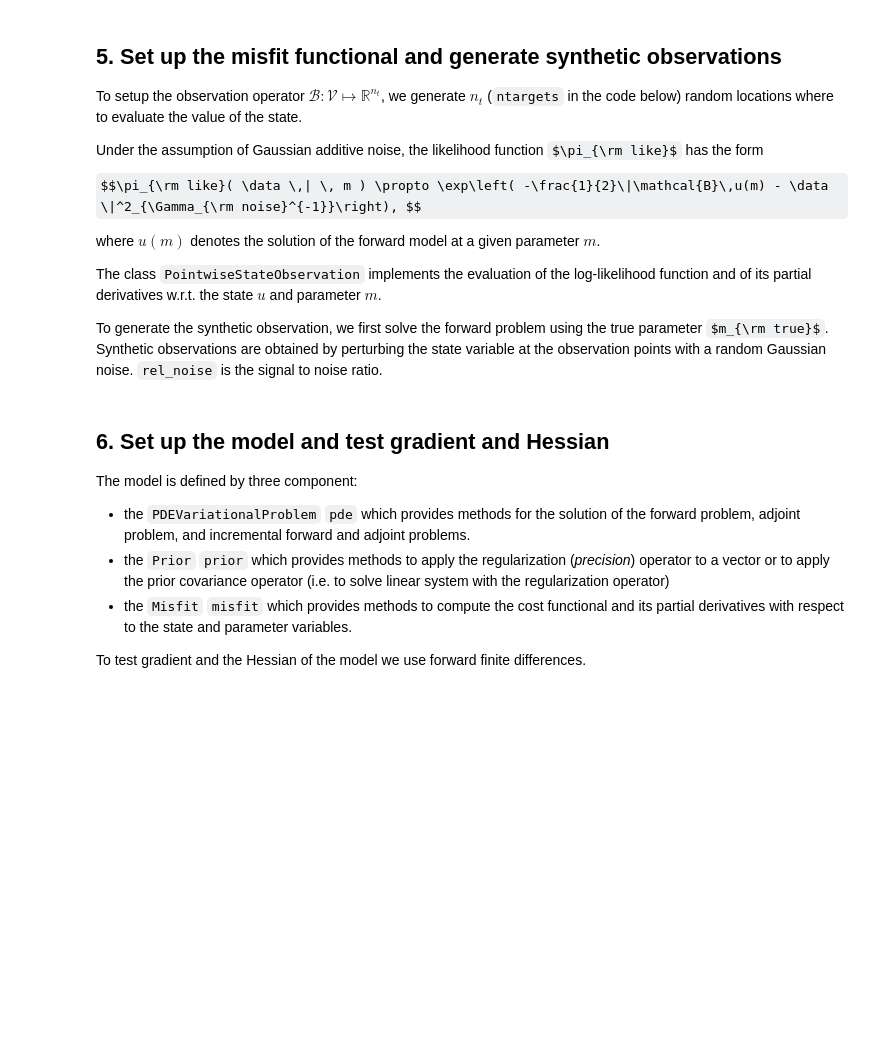
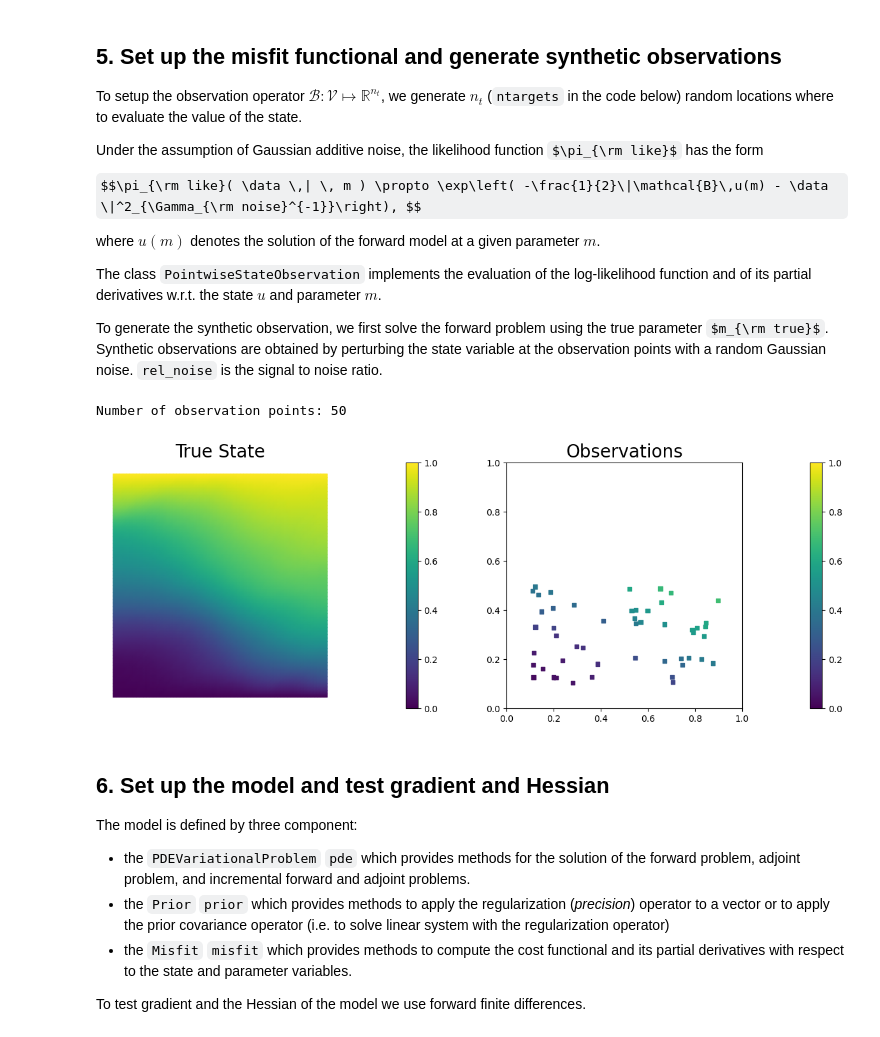
Before and after one commit to hippylib/hippy-colab, a Jupyter notebook: 05_PoissonBayesian.ipynb, the cells around one changed output. Saved outputs shown, nothing was run; the diff lists cells and outputs as text; code cells hidden in the pictures; some formulas as TeX source; blank space fills up the shorter version.

```diff
--- a/05_PoissonBayesian.ipynb
+++ b/05_PoissonBayesian.ipynb
@@ -346,34 +351,38 @@ To generate the synthetic observation, we first solve the forward problem using
 # %%
 ntargets = 50
 rel_noise = 0.01
 
 #Targets only on the bottom
 targets_x = np.random.uniform(0.1,0.9, [ntargets] )
 targets_y = np.random.uniform(0.1,0.5, [ntargets] )
 targets = np.zeros([ntargets, ndim])
 targets[:,0] = targets_x
 targets[:,1] = targets_y
 #targets everywhere
 #targets = np.random.uniform(0.1,0.9, [ntargets, ndim] )
 print( "Number of observation points: {0}".format(ntargets) )
-misfit = PointwiseStateObservation(Vh[STATE], targets)
+B = assemblePointwiseObservation(Vh[STATE], targets)
+misfit = DiscreteStateObservation(B)
 
 utrue = pde.generate_state()
 x = [utrue, mtrue, None]
 pde.solveFwd(x[STATE], x)
 misfit.B.mult(x[STATE], misfit.d)
 MAX = misfit.d.norm("linf")
 noise_std_dev = rel_noise * MAX
 parRandom.normal_perturb(noise_std_dev, misfit.d)
 misfit.noise_variance = noise_std_dev*noise_std_dev
 
 vmax = max( utrue.max(), misfit.d.max() )
 vmin = min( utrue.min(), misfit.d.min() )
 
 plt.figure(figsize=(15,5))
 nb.plot(dl.Function(Vh[STATE], utrue), mytitle="True State", subplot_loc=121, vmin=vmin, vmax=vmax)
 nb.plot_pts(targets, misfit.d, mytitle="Observations", subplot_loc=122, vmin=vmin, vmax=vmax)
 plt.show()
+# %% [output]
+Number of observation points: 50
+[figure, added]
 # %% [markdown]
 ## 6. Set up the model and test gradient and Hessian
 
```
Also changed, not shown: parts of 7 cells of this notebook, 5 other files.
